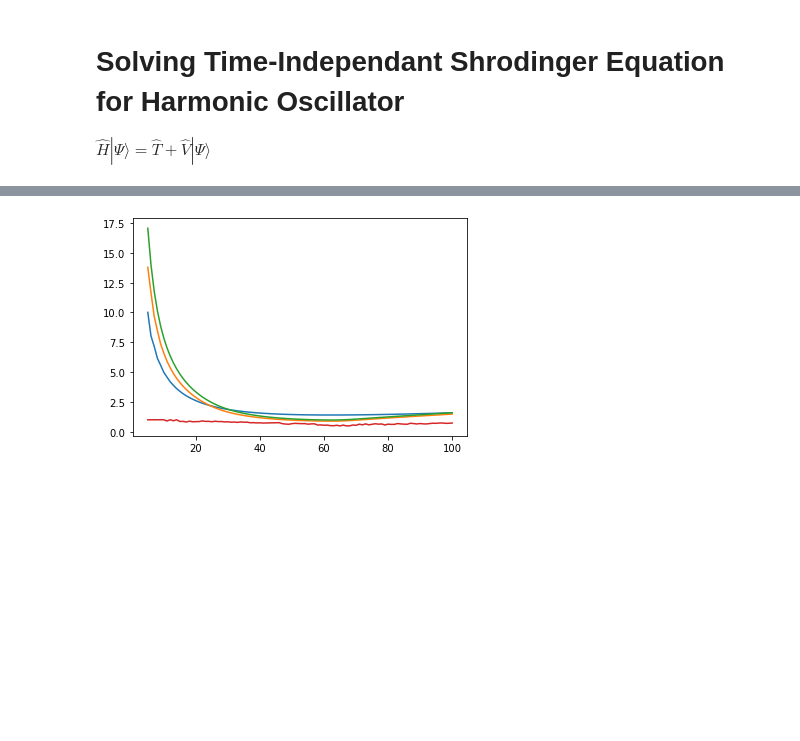
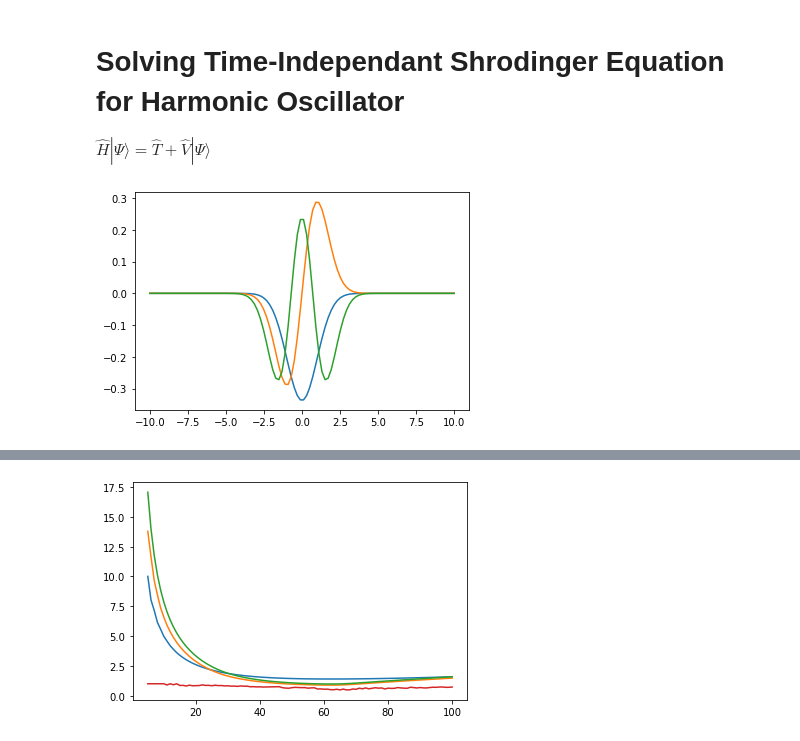
Before and after one commit to Rittik03/Quantum-Mechanics-With-Python, a Jupyter notebook: jupyter.ipynb, the cells around one changed output, grey strips where cells are left out. Saved outputs shown, nothing was run; the diff lists cells and outputs as text; code cells hidden in the pictures; blank space fills up the shorter version.

```diff
--- a/jupyter.ipynb
+++ b/jupyter.ipynb
@@ -13,7 +13,11 @@ m        = 1 #mass
 w        = 1 #omega
 com_term = h_bar**2 /(2*m)
 # %%
-def E_psi(div):
+def psi_solv(div):
+    H = H_psi(div)
+    E, psi = np.linalg.eigh(H)
+    return psi
+def E_solv(div):
     H = H_psi(div)
     E, psi = np.linalg.eigh(H)
     return E
@@ -143,3 +147,12 @@ def plt_del_x_spc_div(div):
     y_axis = np.empty(div+1)
     y_axis = del_x(div)
     mlt.plot(x_axis,y_axis)
+# %%
+def plt_frst_i_wve_func(div,num):
+    R = np.linspace(-10,10,div)
+    psi = psi_solv(div)
+    for i in range(0,num+1):
+        mlt.plot(R,psi[:,i])
+plt_frst_i_wve_func(100,2)
+# %% [output]
+[figure, added]
```
Also changed, not shown: parts of 6 cells of this notebook.
